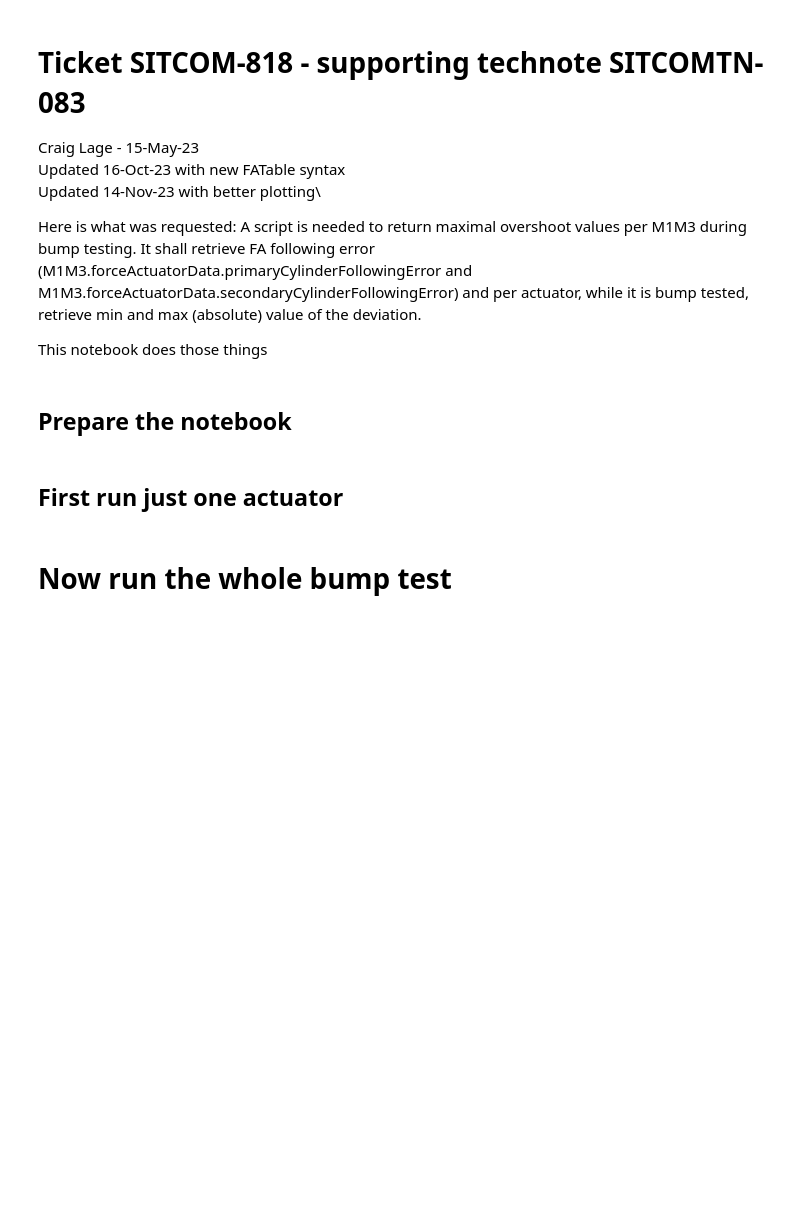
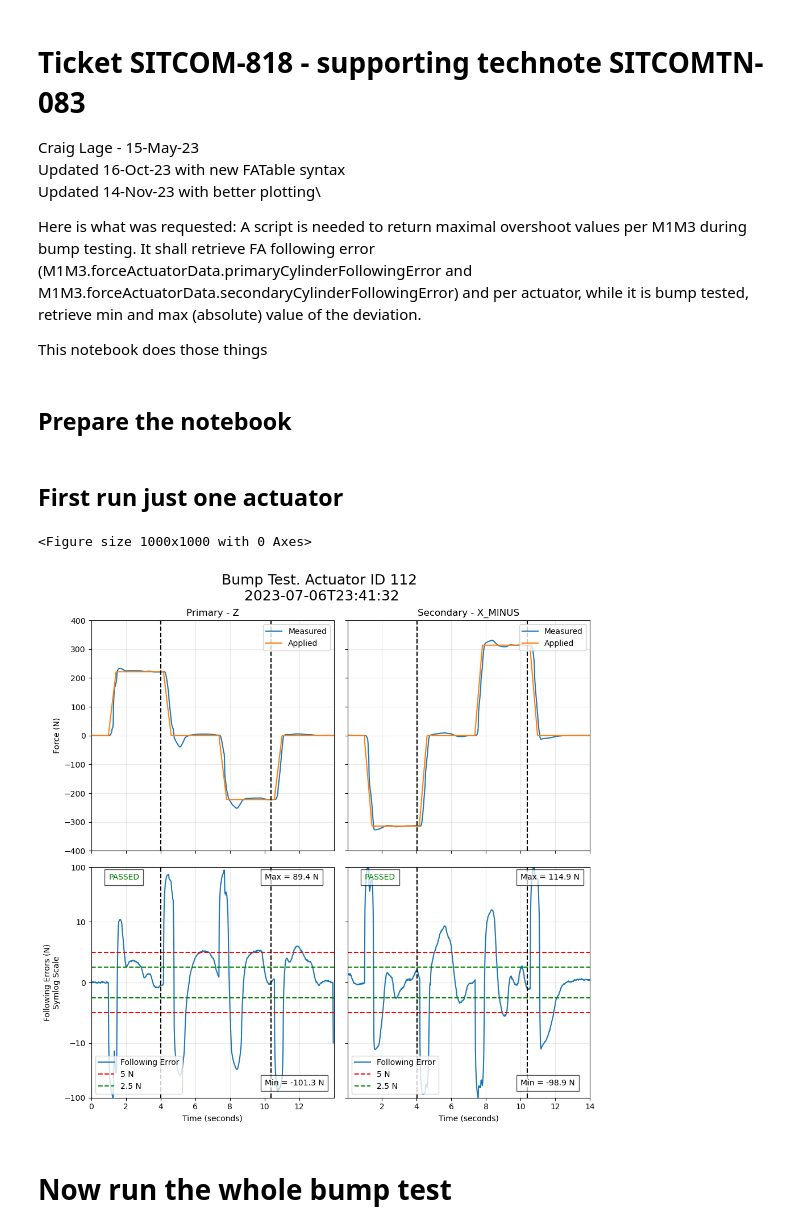
Before and after one commit to lsst-sitcom/notebooks_vandv, a Jupyter notebook: notebooks/tel_and_site/subsys_req_ver/m1m3/SITCOMTN-083_analyzing_bump_tests_data_for_maximal_overshoot.ipynb, the cells around one changed output. Saved outputs shown, nothing was run; the diff lists cells and outputs as text; code cells hidden in the pictures; blank space fills up the shorter version.

Commit message:
Modify the the plot for the bump test following errors

```diff
--- a/notebooks/tel_and_site/subsys_req_ver/m1m3/SITCOMTN-083_analyzing_bump_tests_data_for_maximal_overshoot.ipynb
+++ b/notebooks/tel_and_site/subsys_req_ver/m1m3/SITCOMTN-083_analyzing_bump_tests_data_for_maximal_overshoot.ipynb
@@ -173,13 +296,16 @@ async def plot_bump_test_following_errors(fig, bumps, id):
 # %%
 client = EfdClient('usdf_efd')
 bumps = await client.select_time_series("lsst.sal.MTM1M3.logevent_forceActuatorBumpTestStatus", "*",\
                                         Time(start, scale='utc'), Time(end, scale='utc'))
 # The actuator id runs from 101 to 443, as described in
 # Section 2 of https://sitcomtn-083.lsst.io/
-id = 108
+id = 112
 fig = plt.figure(figsize=(10,10))
 await plot_bump_test_following_errors(fig, bumps, id)
 plt.savefig(str(data_dir / f"Bump_Test_Following_Errors_{id}.png"))
+# %% [output]
+<Figure size 1000x1000 with 0 Axes>
+[figure, added]
 # %% [markdown]
 # Now run the whole bump test
 # %%
```
Also changed, not shown: parts of 4 cells of this notebook.
